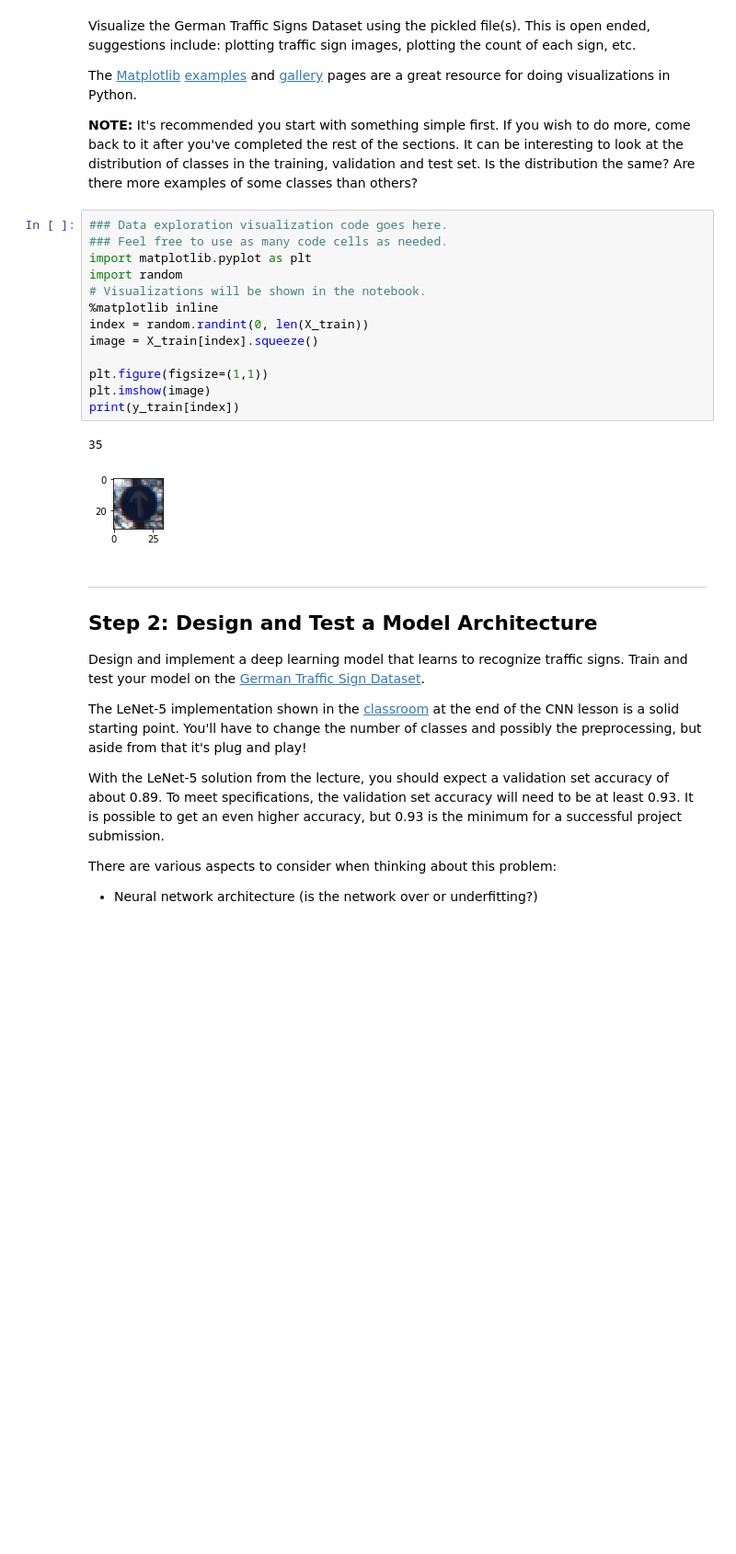
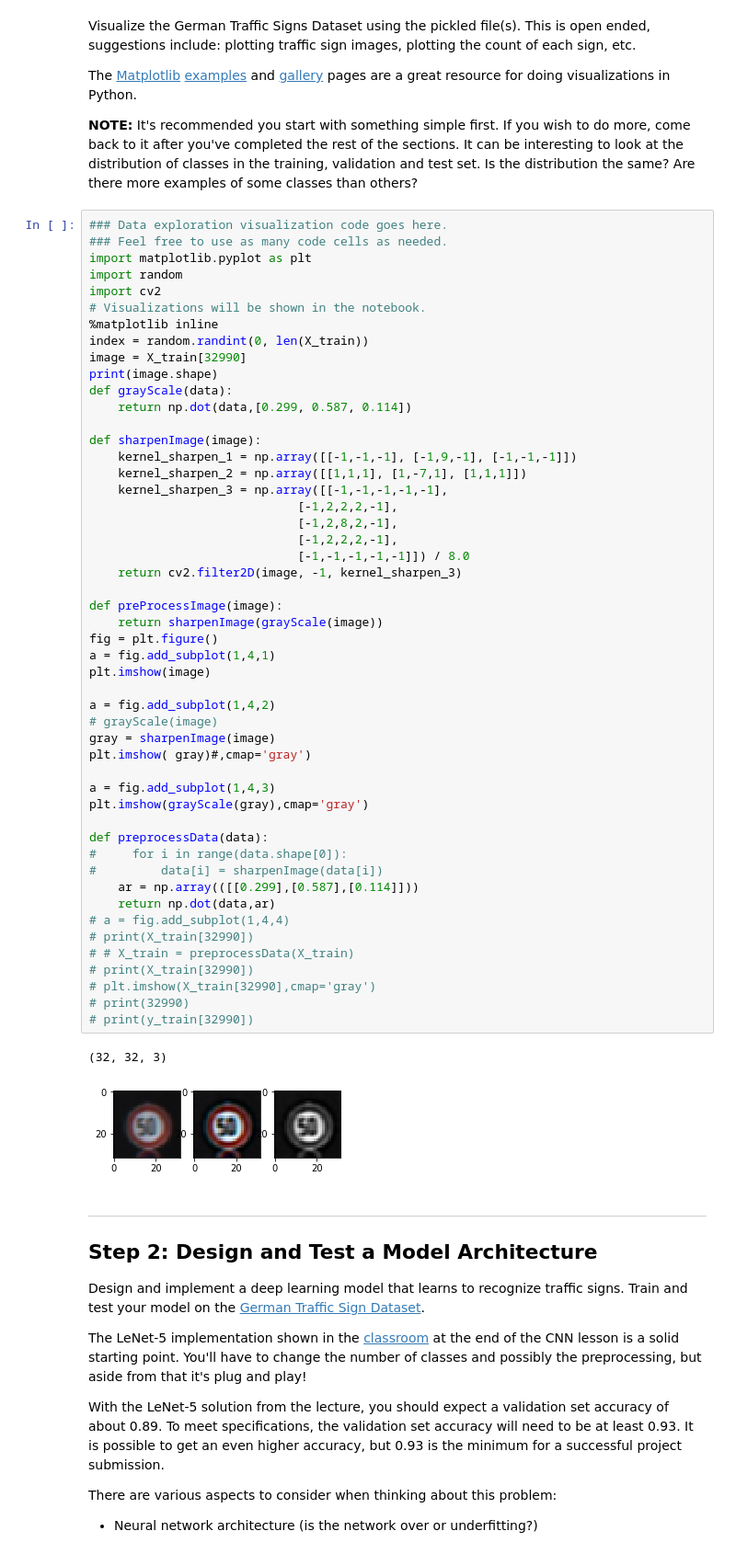
Before and after one commit to parametersky/CarND-Traffic-Sign-Classifier-Project, a Jupyter notebook: Traffic_Sign_Classifier.ipynb, the cells around one changed output. Shown: that part at 92% size. Drawn from its saved outputs; the diff is of its cells as text; blank space fills up the shorter version.

```diff
--- a/Traffic_Sign_Classifier.ipynb
+++ b/Traffic_Sign_Classifier.ipynb
@@ -95,22 +95,59 @@ Visualize the German Traffic Signs Dataset using the pickled file(s). This is op
 The [Matplotlib](http://matplotlib.org/) [examples](http://matplotlib.org/examples/index.html) and [gallery](http://matplotlib.org/gallery.html) pages are a great resource for doing visualizations in Python.
 
 **NOTE:** It's recommended you start with something simple first. If you wish to do more, come back to it after you've completed the rest of the sections. It can be interesting to look at the distribution of classes in the training, validation and test set. Is the distribution the same? Are there more examples of some classes than others?
-# %%
-### Data exploration visualization code goes here.
-### Feel free to use as many code cells as needed.
-import matplotlib.pyplot as plt
-import random
-# Visualizations will be shown in the notebook.
-%matplotlib inline
-index = random.randint(0, len(X_train))
-image = X_train[index].squeeze()
-
-plt.figure(figsize=(1,1))
-plt.imshow(image)
-print(y_train[index])
-# %% [output]
-35
-[figure, removed]
+# %%
+### Data exploration visualization code goes here.
+### Feel free to use as many code cells as needed.
+import matplotlib.pyplot as plt
+import random
+import cv2
+# Visualizations will be shown in the notebook.
+%matplotlib inline
+index = random.randint(0, len(X_train))
+image = X_train[32990]
+print(image.shape)
+def grayScale(data):
+    return np.dot(data,[0.299, 0.587, 0.114])
+
+def sharpenImage(image):
+    kernel_sharpen_1 = np.array([[-1,-1,-1], [-1,9,-1], [-1,-1,-1]])
+    kernel_sharpen_2 = np.array([[1,1,1], [1,-7,1], [1,1,1]])
+    kernel_sharpen_3 = np.array([[-1,-1,-1,-1,-1],
+                             [-1,2,2,2,-1],
+                             [-1,2,8,2,-1],
+                             [-1,2,2,2,-1],
+                             [-1,-1,-1,-1,-1]]) / 8.0
+    return cv2.filter2D(image, -1, kernel_sharpen_3)
+
+def preProcessImage(image):
+    return sharpenImage(grayScale(image))
+fig = plt.figure()
+a = fig.add_subplot(1,4,1)
+plt.imshow(image)
+
+a = fig.add_subplot(1,4,2)
+# grayScale(image)
+gray = sharpenImage(image)
+plt.imshow( gray)#,cmap='gray')
+
+a = fig.add_subplot(1,4,3)
+plt.imshow(grayScale(gray),cmap='gray')
+
+def preprocessData(data):
+#     for i in range(data.shape[0]):
+#         data[i] = sharpenImage(data[i])
+    ar = np.array(([[0.299],[0.587],[0.114]]))
+    return np.dot(data,ar)
+# a = fig.add_subplot(1,4,4)
+# print(X_train[32990])
+# # X_train = preprocessData(X_train)
+# print(X_train[32990])
+# plt.imshow(X_train[32990],cmap='gray')
+# print(32990)
+# print(y_train[32990])
+# %% [output]
+(32, 32, 3)
+[figure, added]
 # %% [markdown]
 ----
 
```
Also changed, not shown: parts of 5 cells of this notebook.
